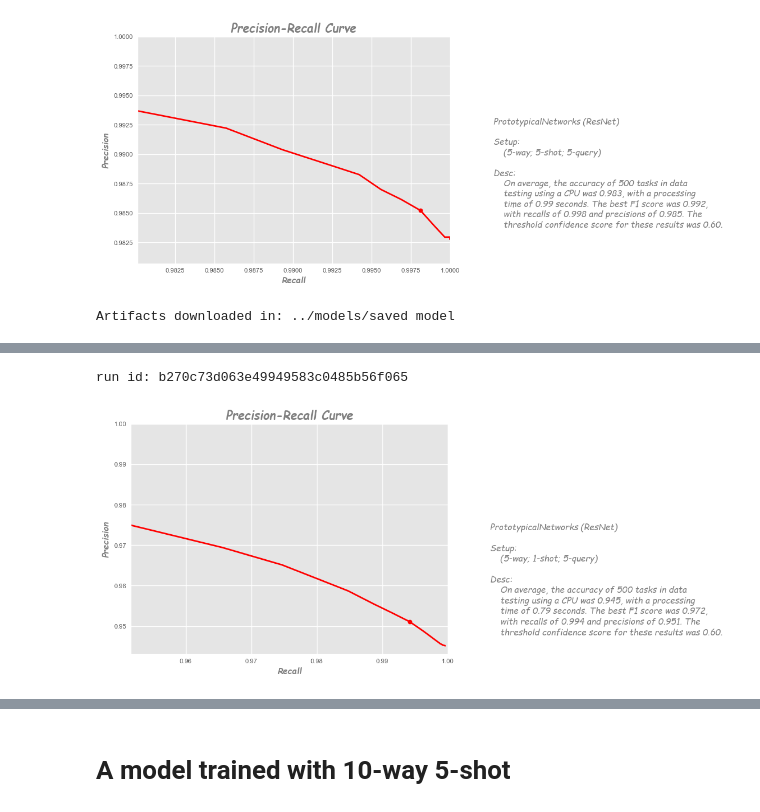
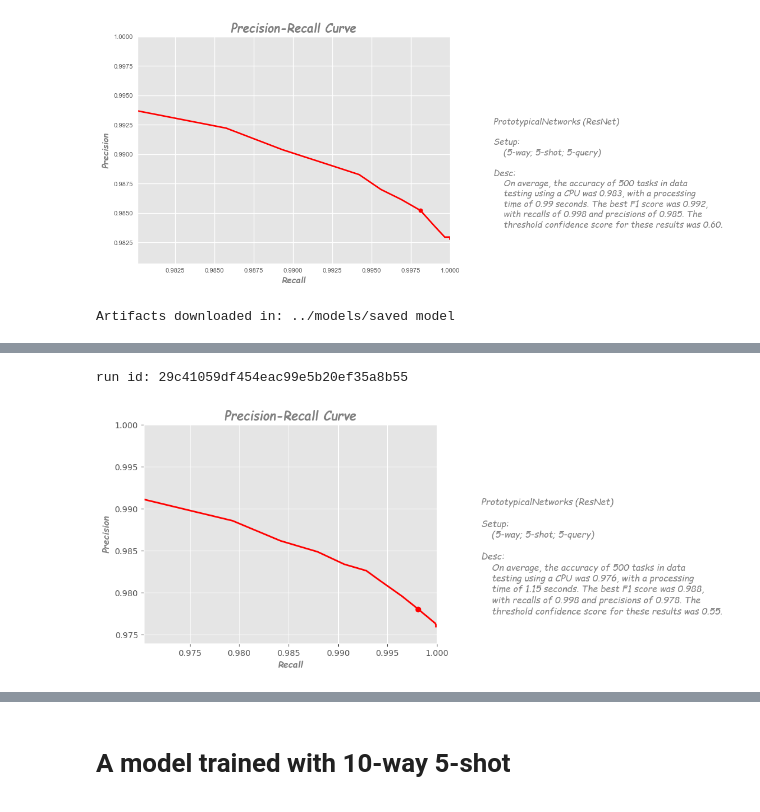
Before and after one commit to afhabibieee/car-attr-classifier, a Jupyter notebook: src/test.ipynb, the cells around one changed output, grey strips where cells are left out. Drawn from its saved outputs; the diff is of its cells as text; code cells hidden in the pictures.

Commit message:
Updated exp with cv processing

```diff
--- a/src/test.ipynb
+++ b/src/test.ipynb
@@ -131,8 +131,8 @@ Artifacts downloaded in: ../models/saved model
 run id: b270c73d063e49949583c0485b56f065
 [figure]
 # %%
-# third model
-run_id = 'b270c73d063e49949583c0485b56f065'
-do_inference(run_id, n_shot=1, n_task=500)
+# fourth model (BEST MODEL with CV2 for post processing)
+run_id = '29c41059df454eac99e5b20ef35a8b55'
+do_inference(run_id, n_task=500)
 # %% [output]
 Artifacts downloaded in: ../models/saved model
@@ -140,2 +140,2 @@ Artifacts downloaded in: ../models/saved model
-run id: b270c73d063e49949583c0485b56f065
+run id: 29c41059df454eac99e5b20ef35a8b55
-[figure, old version]
+[figure, new version]
```
Also changed, not shown: parts of 7 cells of this notebook, 2 other files.
